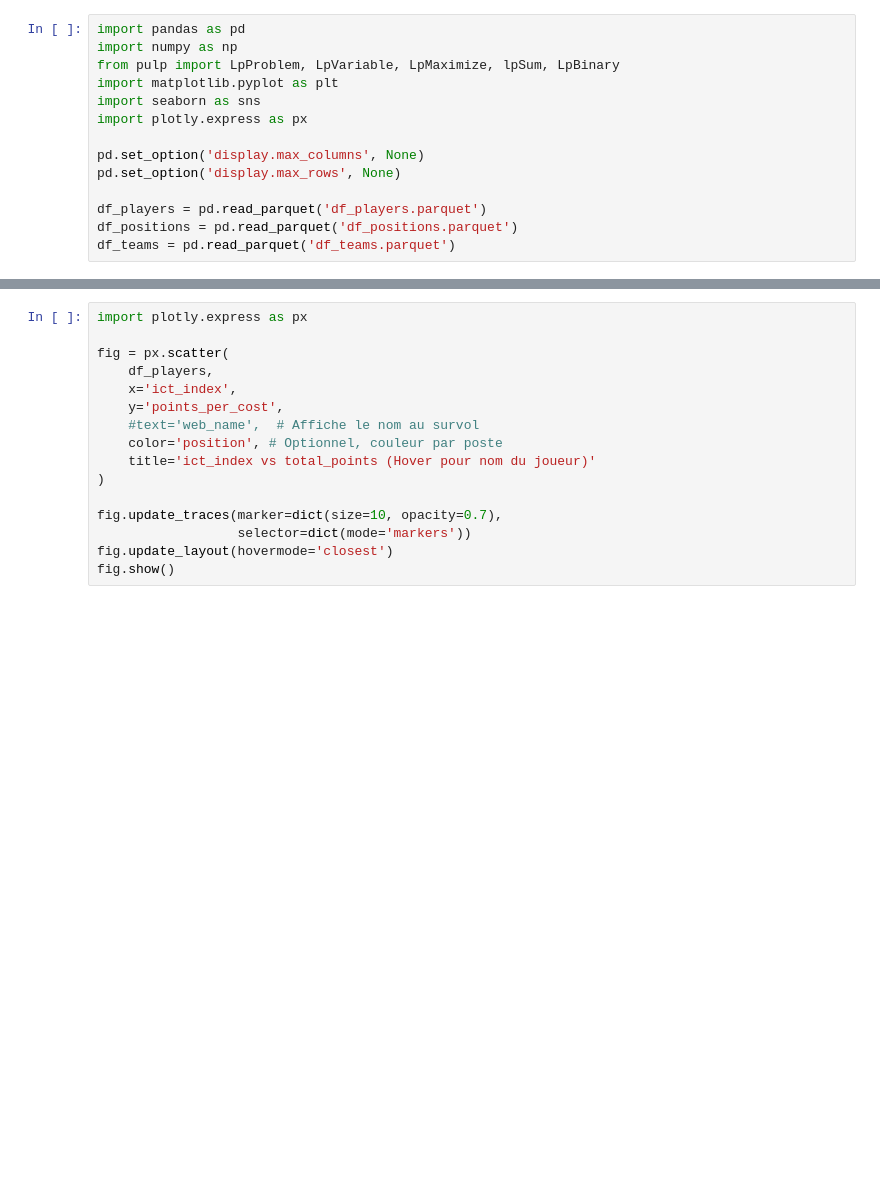
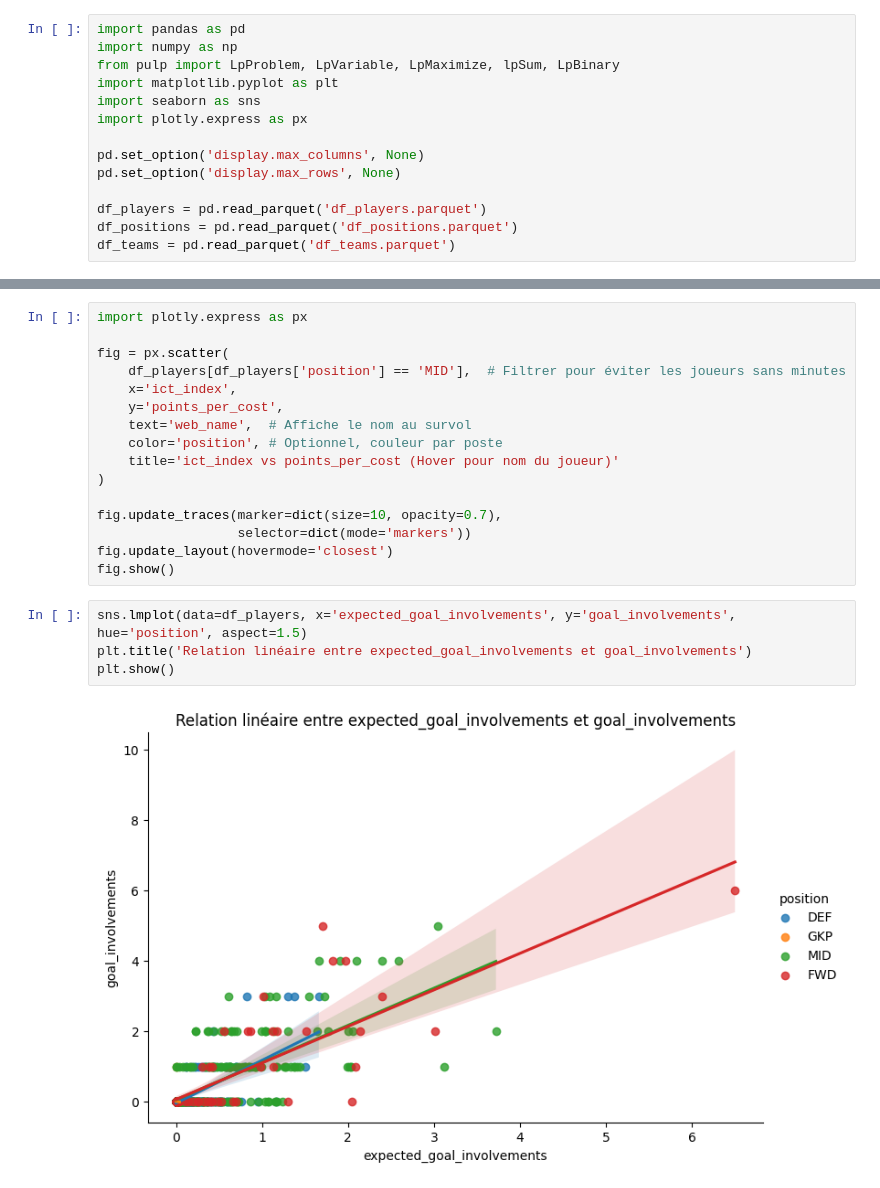
Before and after one commit to JeffBucker/PL-Project, a Jupyter notebook: FT.ipynb, the cells around one changed output, grey strips where cells are left out. Drawn from its saved outputs; the diff is of its cells as text; blank space fills up the shorter version.

```diff
--- a/FT.ipynb
+++ b/FT.ipynb
@@ -74,15 +77,21 @@ plt.show()
 import plotly.express as px
 
 fig = px.scatter(
-    df_players,
+    df_players[df_players['position'] == 'MID'],  # Filtrer pour éviter les joueurs sans minutes
     x='ict_index',
     y='points_per_cost',
-    #text='web_name',  # Affiche le nom au survol
+    text='web_name',  # Affiche le nom au survol
     color='position', # Optionnel, couleur par poste
-    title='ict_index vs total_points (Hover pour nom du joueur)'
+    title='ict_index vs points_per_cost (Hover pour nom du joueur)'
 )
 
 fig.update_traces(marker=dict(size=10, opacity=0.7),
                   selector=dict(mode='markers'))
 fig.update_layout(hovermode='closest')
 fig.show()
+# %%
+sns.lmplot(data=df_players, x='expected_goal_involvements', y='goal_involvements', hue='position', aspect=1.5)
+plt.title('Relation linéaire entre expected_goal_involvements et goal_involvements')
+plt.show()
+# %% [output]
+[figure, added]
```
Also changed, not shown: parts of 7 cells of this notebook, 9 other files.
